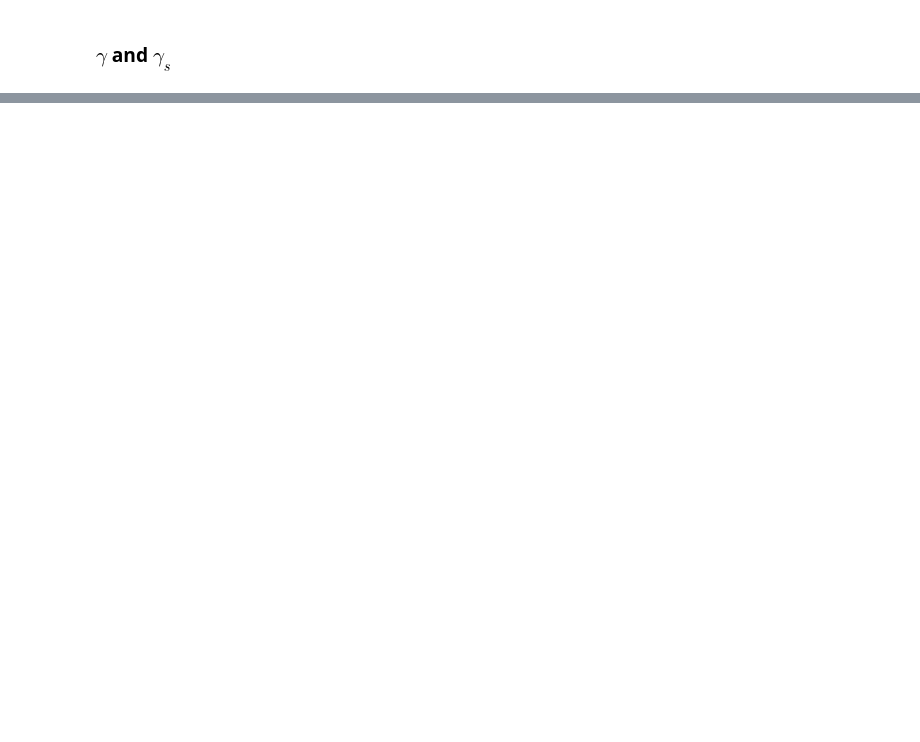
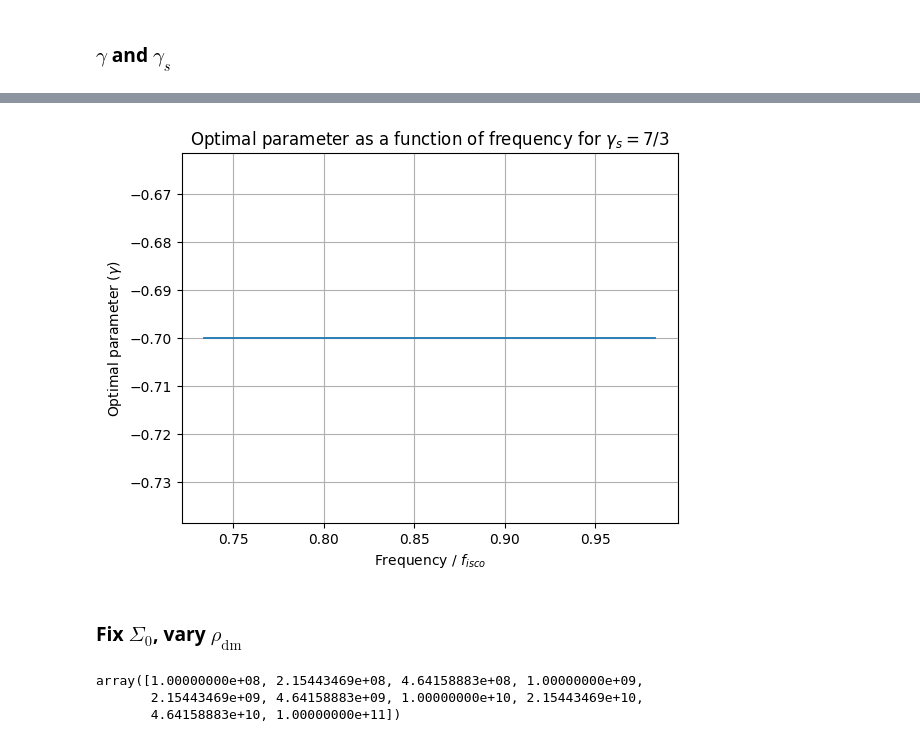
Before and after one commit to nicolegrillo/BinaryEvolution, a Jupyter notebook: Phase_extraction_DM_vs_Acc.ipynb, the cells around one changed output, grey strips where cells are left out. Cells and saved outputs as stored; diff of their text form; code cells hidden in the pictures; blank space fills up the shorter version.

```diff
--- a/Phase_extraction_DM_vs_Acc.ipynb
+++ b/Phase_extraction_DM_vs_Acc.ipynb
@@ -473,0 +551,10 @@ plt.show()
+# %%
+data = []
+for i in range(len(freqs[n_comp_to_see_closer])):
+    data.append(["{:.2f}".format(freqs[n_comp_to_see_closer][i]/f_isco), "{:.2f}".format(gamma_s_optimal[i])])
+
+# Define headers for the table
+headers = ['f/f_isco', 'opt gamma_s']
+
+# Print the table using the tabulate function
+print(tabulate(data, headers=headers, tablefmt="pretty").center(100))
@@ -473,0 +597,2 @@ plt.show()
+# %%
+gamma_optimal = [find_threshold(gamma, delta_all_g[:, 6, i]) for i in n_comp_to_see_closer]
@@ -473,0 +648,17 @@ plt.show()
+# %%
+plt.plot(freqs[n_comp_to_see_closer] / f_isco, gamma_optimal, linewidth=1.3)
+plt.title('Optimal parameter as a function of frequency for $\gamma_s = 7/3$')
+plt.xlabel('Frequency / $f_{isco}$')
+plt.ylabel('Optimal parameter ($\gamma$)')
+plt.grid(True)  # Add grid lines for better readability
+plt.show()
+# %% [output]
+[figure, added]
+# %% [markdown]
+### Fix $\Sigma_0$, vary $\rho_{\mathrm{dm}}$
+# %%
+sigma_0 # 6 index
+# %% [output]
+array([1.00000000e+08, 2.15443469e+08, 4.64158883e+08, 1.00000000e+09,
+       2.15443469e+09, 4.64158883e+09, 1.00000000e+10, 2.15443469e+10,
+       4.64158883e+10, 1.00000000e+11])
```
Also changed, not shown: parts of 57 cells of this notebook, 1 other file.
